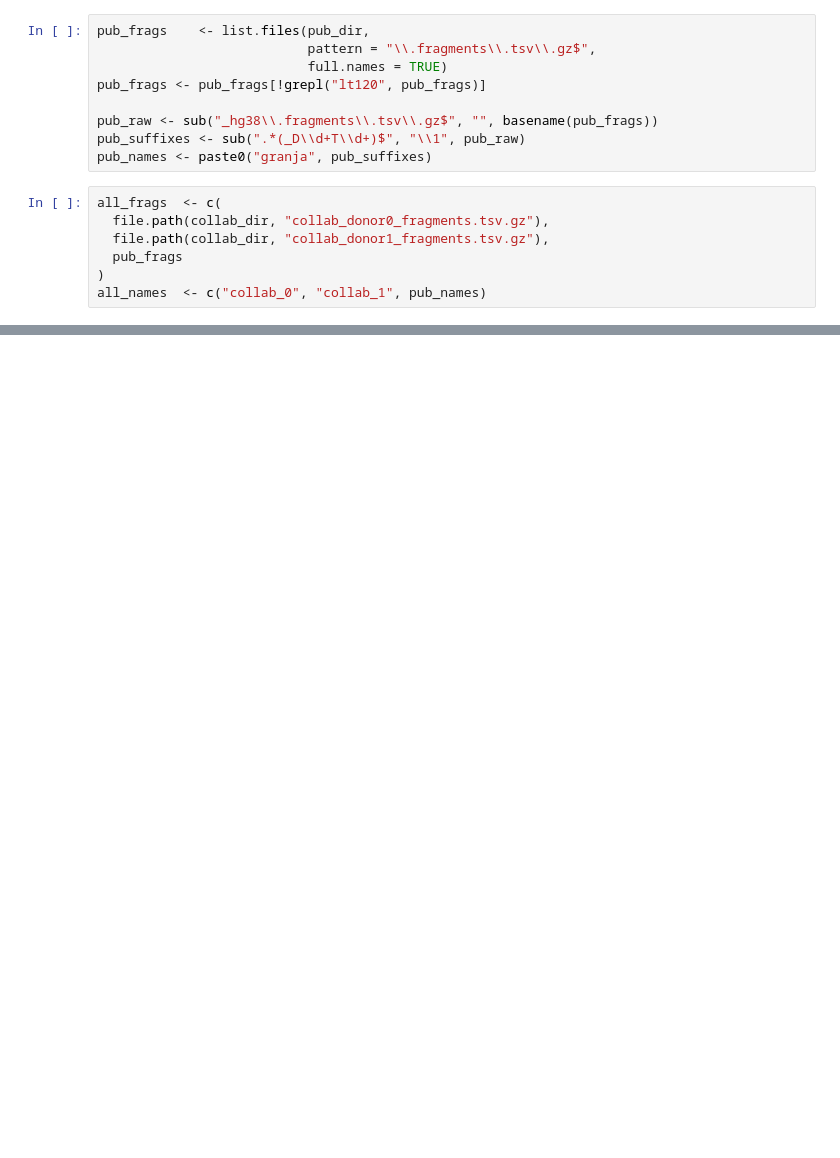
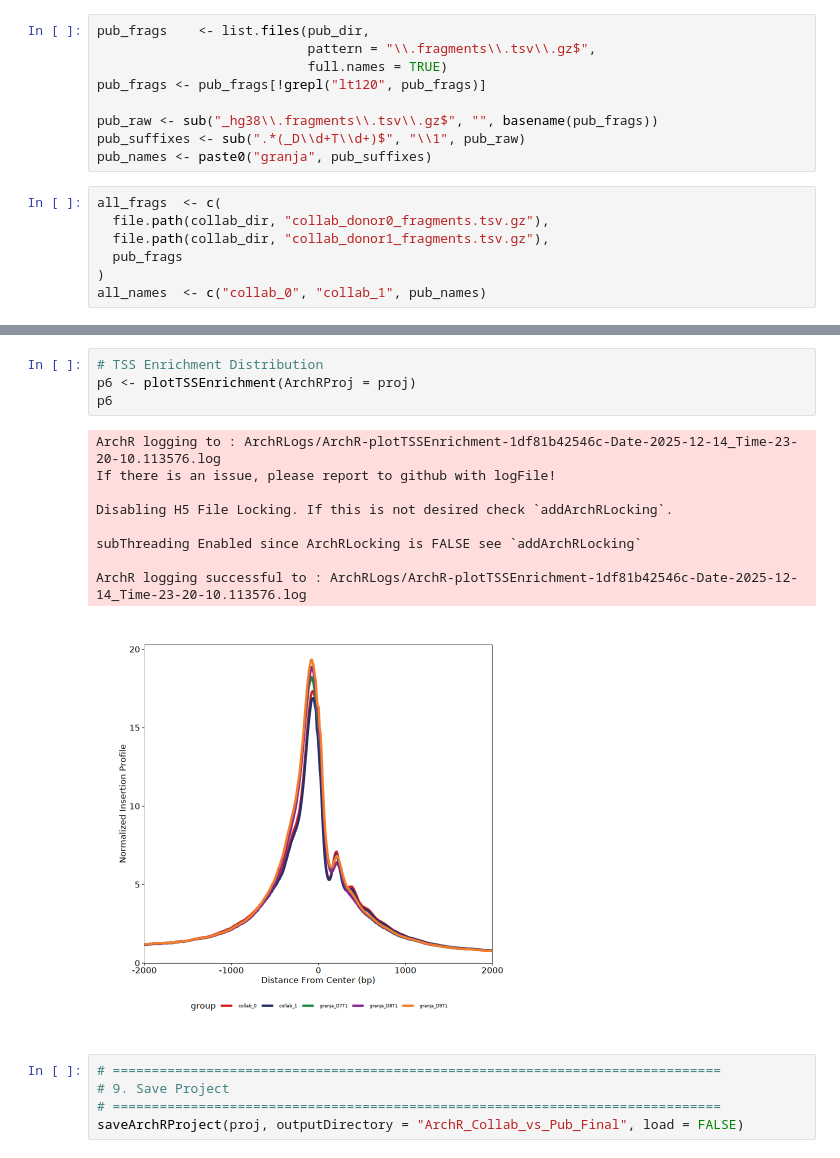
Before and after one commit to ferosale/scATAC-thesis, a Jupyter notebook: notebooks/2_processing/2_1_filtering.ipynb, the cells around one changed output, grey strips where cells are left out. Cells and saved outputs as stored; diff of their text form; blank space fills up the shorter version.

```diff
--- a/notebooks/2_processing/2_1_filtering.ipynb
+++ b/notebooks/2_processing/2_1_filtering.ipynb
@@ -556,0 +442,19 @@ Saving ArchRProject...
+# %%
+# TSS Enrichment Distribution
+p6 <- plotTSSEnrichment(ArchRProj = proj)
+p6
+# %% [output]
+ArchR logging to : ArchRLogs/ArchR-plotTSSEnrichment-1df81b42546c-Date-2025-12-14_Time-23-20-10.113576.log
+If there is an issue, please report to github with logFile!
+
+Disabling H5 File Locking. If this is not desired check `addArchRLocking`.
+
+subThreading Enabled since ArchRLocking is FALSE see `addArchRLocking`
+
+ArchR logging successful to : ArchRLogs/ArchR-plotTSSEnrichment-1df81b42546c-Date-2025-12-14_Time-23-20-10.113576.log
+[figure, added]
+# %%
+# ==============================================================================
+# 9. Save Project
+# ==============================================================================
+saveArchRProject(proj, outputDirectory = "ArchR_Collab_vs_Pub_Final", load = FALSE)
```
Also changed, not shown: parts of 37 cells of this notebook, 9 other files.
